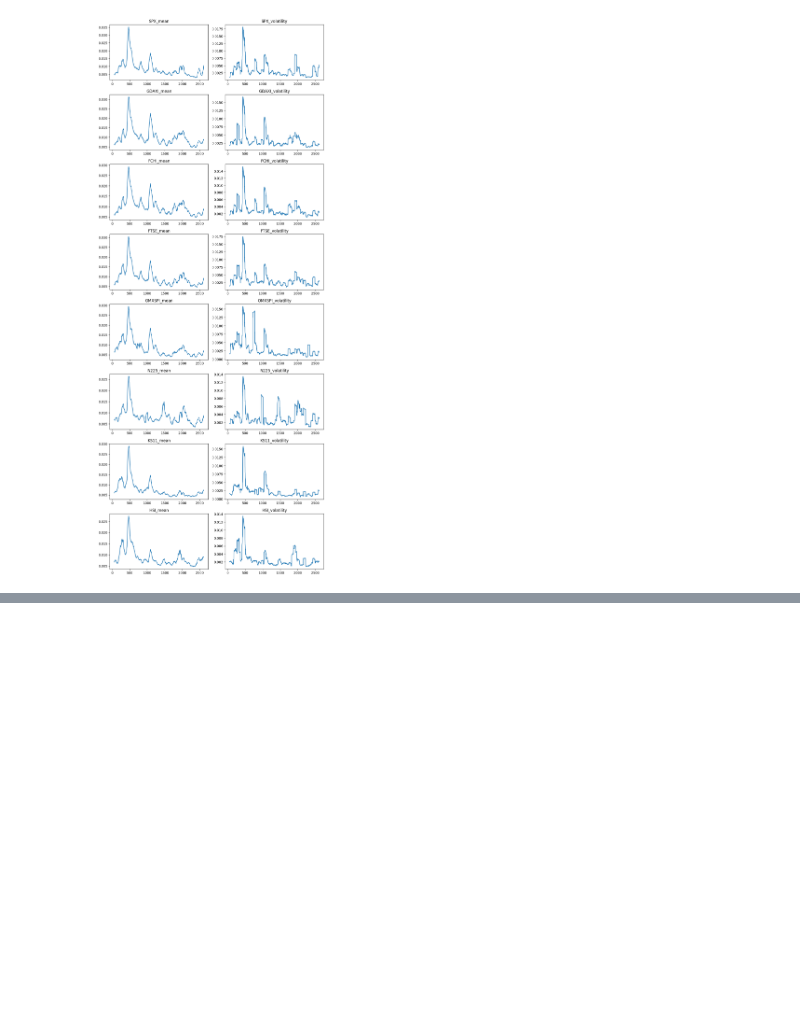
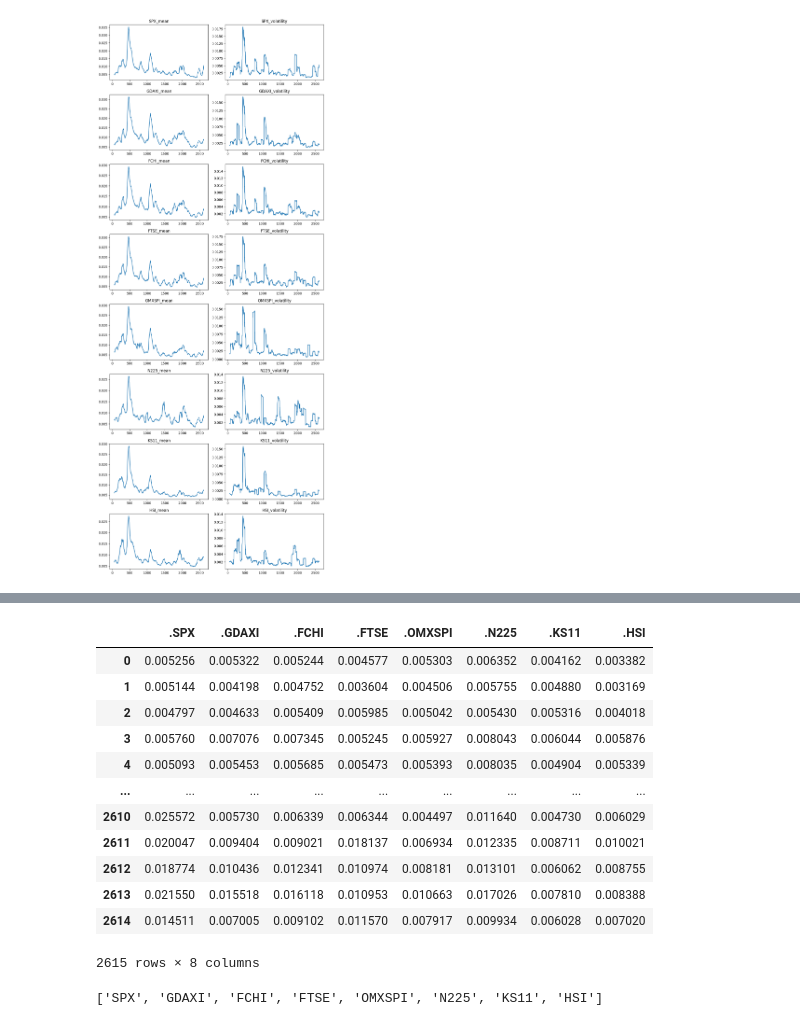
Before and after one commit to ryanliwendi/QuantSC-Project, a Jupyter notebook: Data Preprocessing.ipynb, the cells around one changed output, grey strips where cells are left out. Drawn from its saved outputs; the diff is of its cells as text; code cells hidden in the pictures; blank space fills up the shorter version.

```diff
--- a/Data Preprocessing.ipynb
+++ b/Data Preprocessing.ipynb
@@ -60,0 +116,22 @@ plt.show()
+# %%
+df
+# %% [output]
+|  | .SPX | .GDAXI | .FCHI | .FTSE | .OMXSPI | .N225 | .KS11 | .HSI |
+| 0 | 0.005256 | 0.005322 | 0.005244 | 0.004577 | 0.005303 | 0.006352 | 0.004162 | 0.003382 |
+| 1 | 0.005144 | 0.004198 | 0.004752 | 0.003604 | 0.004506 | 0.005755 | 0.004880 | 0.003169 |
+| 2 | 0.004797 | 0.004633 | 0.005409 | 0.005985 | 0.005042 | 0.005430 | 0.005316 | 0.004018 |
+| 3 | 0.005760 | 0.007076 | 0.007345 | 0.005245 | 0.005927 | 0.008043 | 0.006044 | 0.005876 |
+| 4 | 0.005093 | 0.005453 | 0.005685 | 0.005473 | 0.005393 | 0.008035 | 0.004904 | 0.005339 |
+| ... | ... | ... | ... | ... | ... | ... | ... | ... |
+| 2610 | 0.025572 | 0.005730 | 0.006339 | 0.006344 | 0.004497 | 0.011640 | 0.004730 | 0.006029 |
+| 2611 | 0.020047 | 0.009404 | 0.009021 | 0.018137 | 0.006934 | 0.012335 | 0.008711 | 0.010021 |
+| 2612 | 0.018774 | 0.010436 | 0.012341 | 0.010974 | 0.008181 | 0.013101 | 0.006062 | 0.008755 |
+| 2613 | 0.021550 | 0.015518 | 0.016118 | 0.010953 | 0.010663 | 0.017026 | 0.007810 | 0.008388 |
+| 2614 | 0.014511 | 0.007005 | 0.009102 | 0.011570 | 0.007917 | 0.009934 | 0.006028 | 0.007020 |
+2615 rows × 8 columns
+# %%
+tickers = df.columns
+tickers =  [s.lstrip('.') for s in tickers]
+tickers
+# %% [output]
+['SPX', 'GDAXI', 'FCHI', 'FTSE', 'OMXSPI', 'N225', 'KS11', 'HSI']
```
Also changed, not shown: parts of 4 cells of this notebook, 10 other files.
